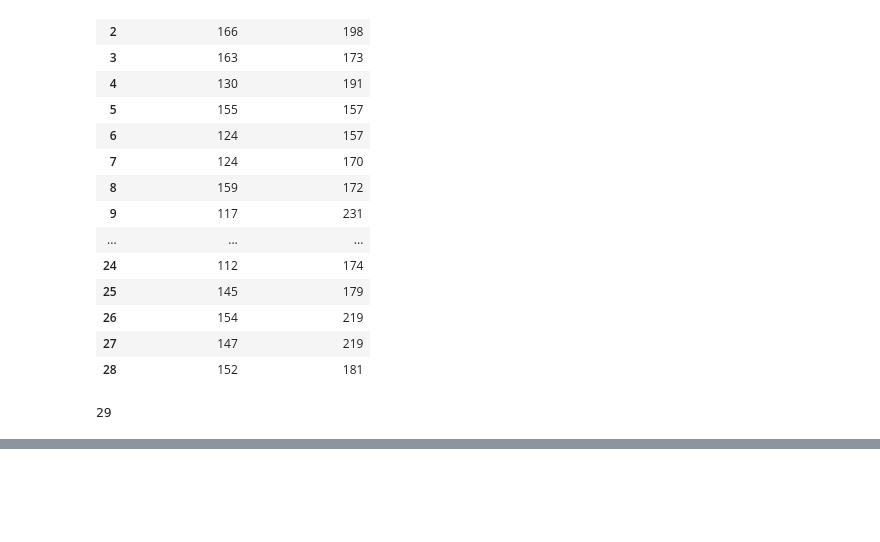
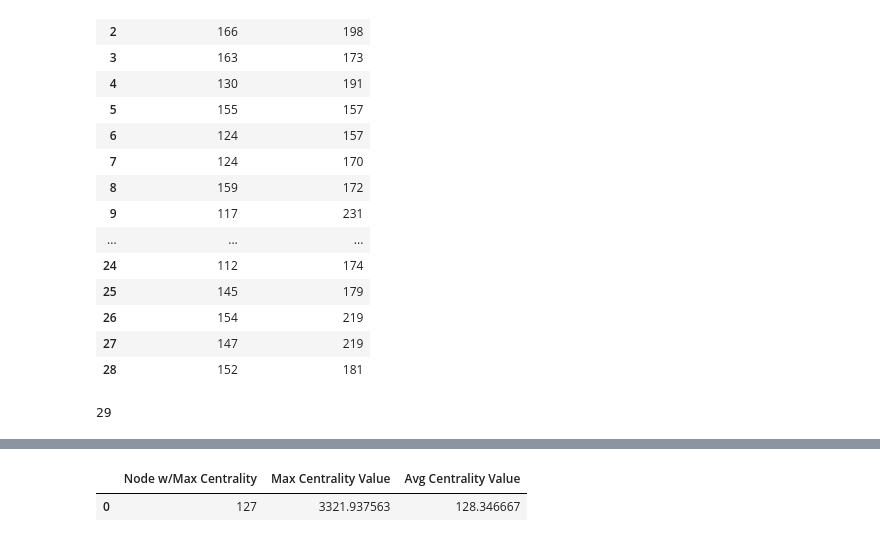
Before and after one commit to tzfeng/orf387-project, a Jupyter notebook: ORF387 Project.ipynb, the cells around one changed output, grey strips where cells are left out. Saved outputs shown, nothing was run; the diff lists cells and outputs as text; code cells hidden in the pictures; blank space fills up the shorter version.

```diff
--- a/ORF387 Project.ipynb
+++ b/ORF387 Project.ipynb
@@ -158,0 +254,7 @@ bridge_count
+# %%
+bcs = pd.DataFrame([[max_bc, bc[max_bc], avg_bc]],
+                     columns=['Node w/Max Centrality', 'Max Centrality Value', 'Avg Centrality Value'])
+bcs
+# %% [output]
+|  | Node w/Max Centrality | Max Centrality Value | Avg Centrality Value |
+| 0 | 127 | 3321.937563 | 128.346667 |
```
Also changed, not shown: parts of 88 cells of this notebook.
